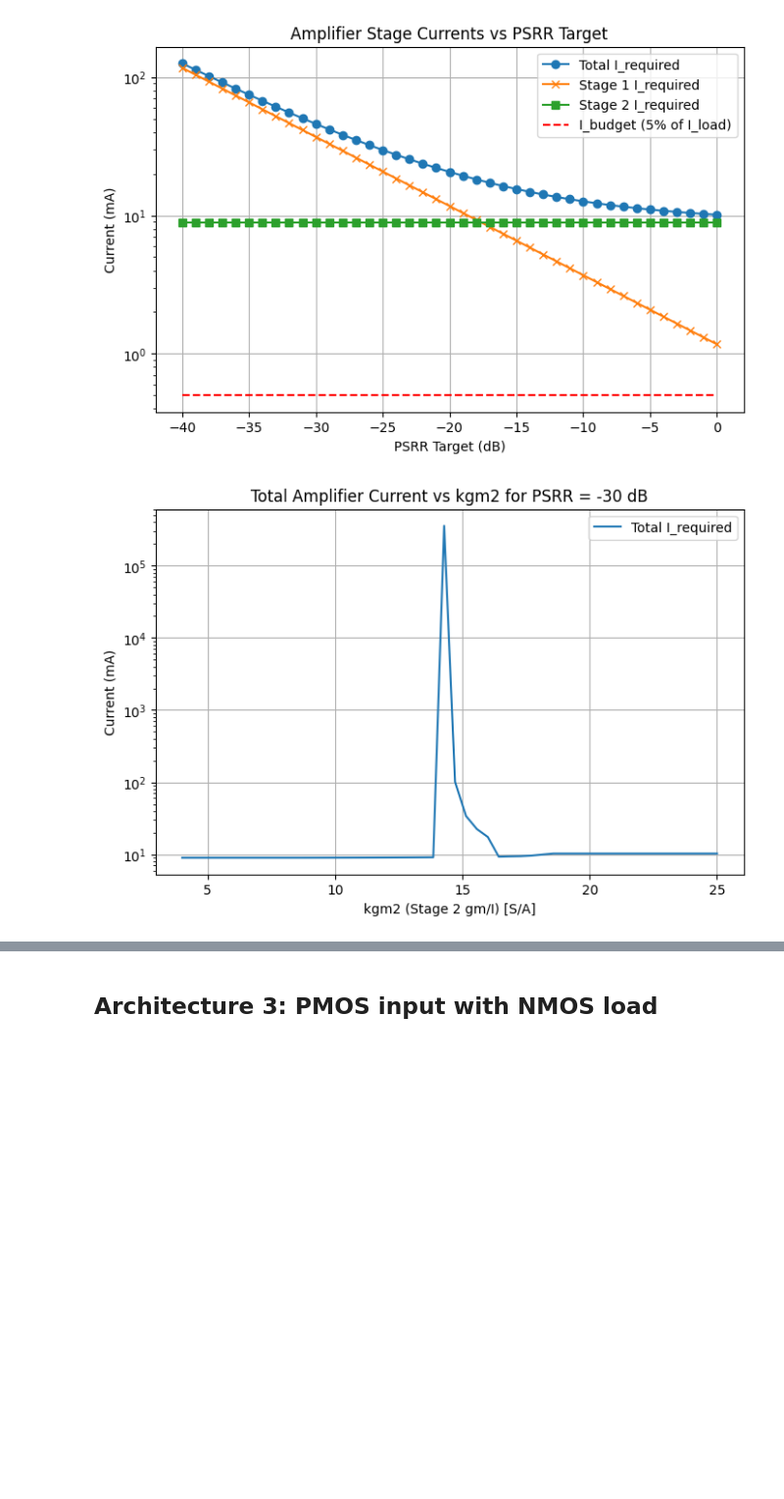
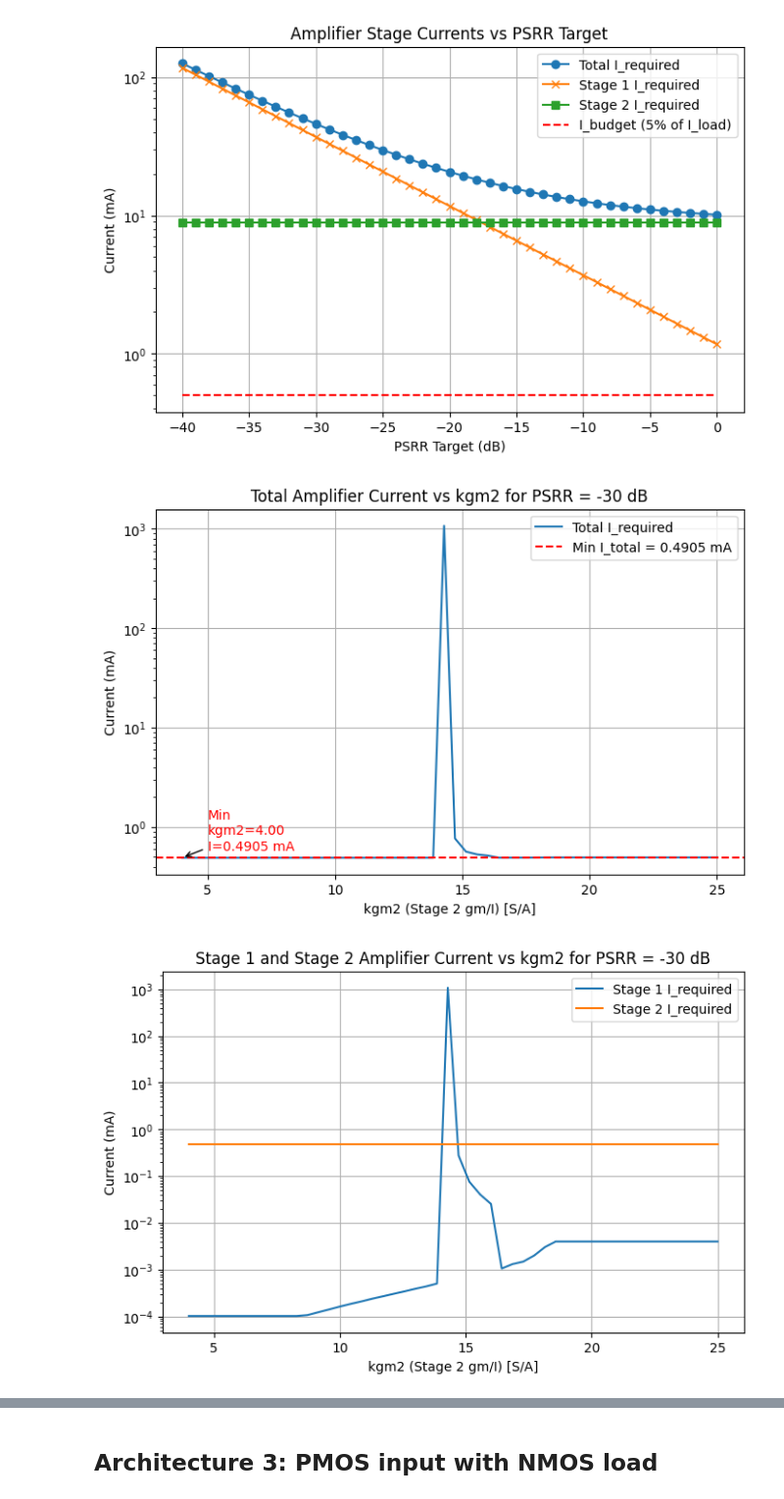
Before and after one commit to Sakthi-Kalidasan/C_ID_repo, a Jupyter notebook: LDO/LDO_Analysis.ipynb, the cells around one changed output, grey strips where cells are left out. Shown at 98% size. Cells and saved outputs as stored; diff of their text form; code cells hidden in the pictures; blank space fills up the shorter version.

```diff
--- a/LDO/LDO_Analysis.ipynb
+++ b/LDO/LDO_Analysis.ipynb
@@ -1083,37 +1083,64 @@ plt.show()
 # Sweep kgm2 (stage 2) and compute I_total for PSRR_target_dB = -30
 
 PSRR_target_dB = -30
+f_bw = 100e3
 PSRR_target = 10**(PSRR_target_dB / 20)
 kgm2_sweep = np.linspace(4, 25, 50)  # Sweep kgm2 from 4 to 25 (typical range for 180nm)
+f_p = f_bw * 10**(-PSRR_target_dB/20) * np.tan(np.pi/3)  # f_p increases as PSRR target relaxes
 I_total_vs_kgm2 = []
 I_stage1_vs_kgm2 = []
 I_stage2_vs_kgm2 = []
 
 for kgm2 in kgm2_sweep:
     # Stage 2 estimation
     I_req_stg2, Av_stage2, C_in_stage2 = estimate_stage2_cs_amp_with_res_load_params(
         csv_file, V_DC_amp_stage2, C_L, f_p, kgmp_target=kgm2
     )
     # Stage 1 estimation
     stage1_results = estimate_stage1_cs_amp_params(
         PSRR_target, Av_stage2, V_ctrl, V_out, f_p, C_in_stage2, kgm1_max=25
     )
     I_total = I_req_stg2 + stage1_results['I_req_stg_1']
     I_total_vs_kgm2.append(I_total)
     I_stage1_vs_kgm2.append(stage1_results['I_req_stg_1'])
     I_stage2_vs_kgm2.append(I_req_stg2)
 
 plt.figure(figsize=(8,5))
 plt.plot(kgm2_sweep, np.array(I_total_vs_kgm2)*1e3, label='Total I_required')
 plt.yscale('log')
+# Find the minimum total current and its corresponding kgm2
+min_I_total = np.min(I_total_vs_kgm2)
+min_idx = np.argmin(I_total_vs_kgm2)
+min_kgm2 = kgm2_sweep[min_idx]
+
+plt.axhline(min_I_total*1e3, color='r', linestyle='--', label=f'Min I_total = {min_I_total*1e3:.4f} mA')
+plt.annotate(f'Min\nkgm2={min_kgm2:.2f}\nI={min_I_total*1e3:.4f} mA',
+             xy=(min_kgm2, min_I_total*1e3),
+             xytext=(min_kgm2+1, min_I_total*1e3*1.2),
+             arrowprops=dict(facecolor='black', arrowstyle='->'),
+             fontsize=10, color='r')
+plt.legend()
 plt.xlabel('kgm2 (Stage 2 gm/I) [S/A]')
 plt.ylabel('Current (mA)')
 plt.title('Total Amplifier Current vs kgm2 for PSRR = -30 dB')
 plt.legend()
 plt.grid(True)
 plt.show()
+
+
+plt.figure(figsize=(8,5))
+plt.plot(kgm2_sweep, np.array(I_stage1_vs_kgm2)*1e3, label='Stage 1 I_required')
+plt.plot(kgm2_sweep, np.array(I_stage2_vs_kgm2)*1e3, label='Stage 2 I_required')
+plt.yscale('log')
+plt.xlabel('kgm2 (Stage 2 gm/I) [S/A]')
+plt.ylabel('Current (mA)')
+plt.title('Stage 1 and Stage 2 Amplifier Current vs kgm2 for PSRR = -30 dB')
+plt.legend()
+plt.grid(True)
+plt.show()
 # %% [output]
-[figure, old version]
+[figure, new version]
+[figure, added]
 # %%
 import numpy as np
 
```
Also changed, not shown: parts of 2 cells of this notebook, 15 other files.
